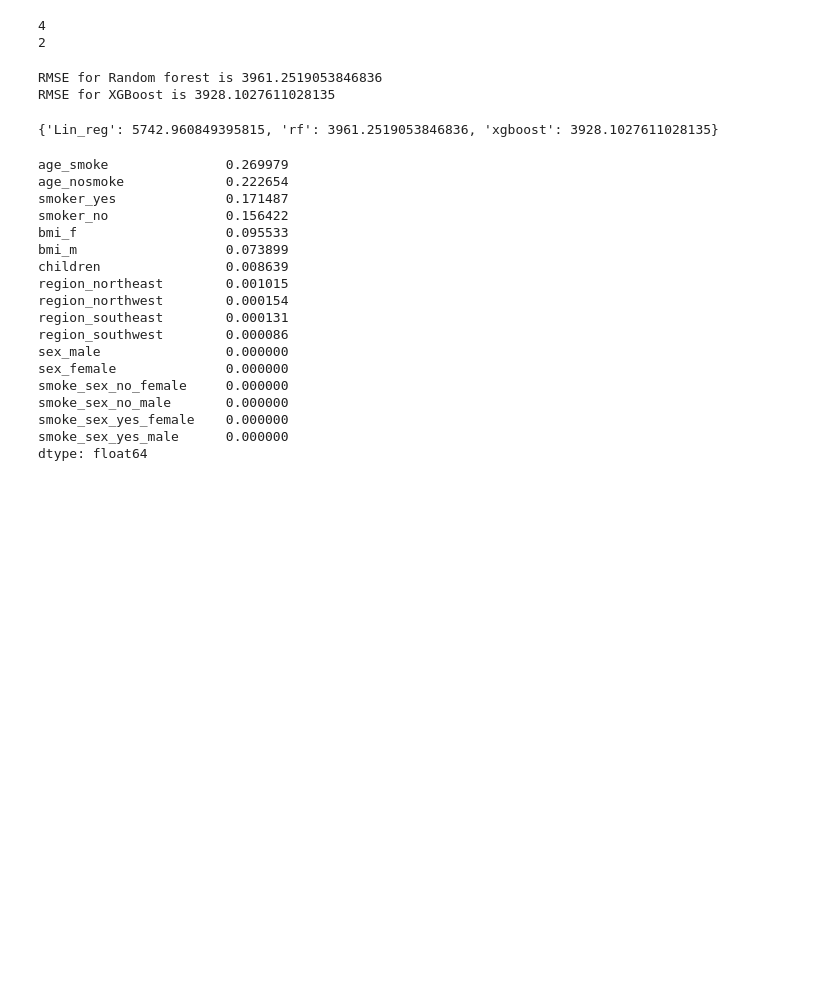
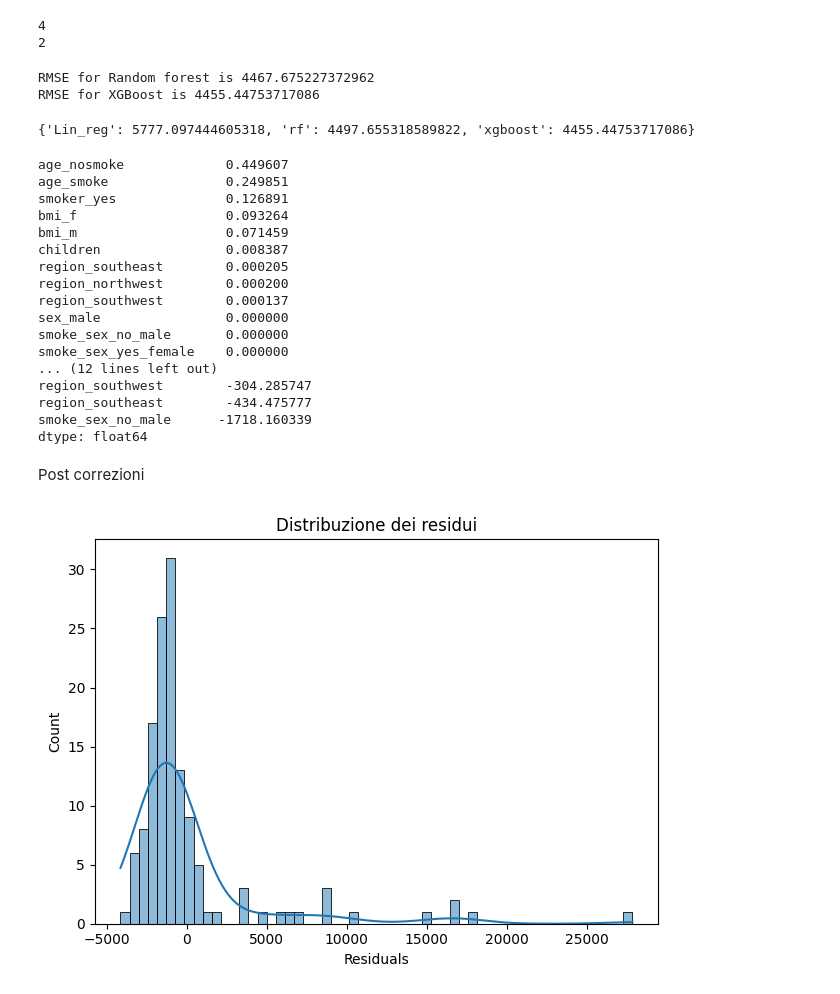
Before and after one commit to DavideZFC/DataScience, a Jupyter notebook: ex_4.ipynb, the cells around one changed output. Saved outputs shown, nothing was run; the diff lists cells and outputs as text; code cells hidden in the pictures; blank space fills up the shorter version.

```diff
--- a/ex_4.ipynb
+++ b/ex_4.ipynb
@@ -151,7 +151,7 @@ from sklearn.linear_model import ElasticNet
 from sklearn.model_selection import train_test_split
 from sklearn.metrics import mean_squared_error, r2_score
 # %%
-X_encoded = pd.get_dummies(df_regressor).drop('charges', axis=1)
+X_encoded = pd.get_dummies(df_regressor, drop_first=True).drop('charges', axis=1)
 y = df_regressor['charges']
 
 X_train, X_test, y_train, y_test = train_test_split(X_encoded, y, train_size=0.9)
@@ -247,33 +247,38 @@ print('RMSE for Random forest is '+str(mse_rf**0.5))
 mse_xgboost = mean_squared_error(y_test, y_pred_xgboost)
 print('RMSE for XGBoost is '+str(mse_xgboost**0.5))
 # %% [output]
-RMSE for Random forest is 3961.2519053846836
-RMSE for XGBoost is 3928.1027611028135
+RMSE for Random forest is 4467.675227372962
+RMSE for XGBoost is 4455.44753717086
 # %%
 final_results = {'Lin_reg': mse**0.5, 'rf': mse_rf**0.5, 'xgboost': mse_xgboost**0.5}
 print(final_results)
 # %% [output]
-{'Lin_reg': 5742.960849395815, 'rf': 3961.2519053846836, 'xgboost': 3928.1027611028135}
+{'Lin_reg': 5777.097444605318, 'rf': 4497.655318589822, 'xgboost': 4455.44753717086}
 # %%
 rf_importance = pd.Series(rf_model.feature_importances_, index=X_encoded.columns).sort_values(ascending=False)
 
 print(rf_importance)
+
+lm_importance = (np.abs(pd.Series(model.coef_, index=X_encoded.columns)*X_encoded.std())).sort_values(ascending=False)
+
+print(lm_importance)
 # %% [output]
-age_smoke               0.269979
-age_nosmoke             0.222654
-smoker_yes              0.171487
-smoker_no               0.156422
-bmi_f                   0.095533
-bmi_m                   0.073899
-children                0.008639
-region_northeast        0.001015
-region_northwest        0.000154
-region_southeast        0.000131
-region_southwest        0.000086
+age_nosmoke             0.449607
+age_smoke               0.249851
+smoker_yes              0.126891
+bmi_f                   0.093264
+bmi_m                   0.071459
+children                0.008387
+region_southeast        0.000205
+region_northwest        0.000200
+region_southwest        0.000137
 sex_male                0.000000
-sex_female              0.000000
-smoke_sex_no_female     0.000000
 smoke_sex_no_male       0.000000
 smoke_sex_yes_female    0.000000
-smoke_sex_yes_male      0.000000
+... (12 lines left out)
+region_southwest        -304.285747
+region_southeast        -434.475777
+smoke_sex_no_male      -1718.160339
 dtype: float64
+# %% [markdown]
+Post correzioni
@@ -279,0 +287,12 @@ dtype: float64
+# %%
+y_pred = y_pred_rf
+
+residuals = y_test - y_pred
+
+fig1, ax1 = plt.subplots()
+sns.histplot(residuals, kde=True, ax=ax1)
+ax1.set_title("Distribuzione dei residui")
+ax1.set_xlabel("Residuals")
+plt.tight_layout()
+# %% [output]
+[figure, added]
```
Also changed, not shown: parts of 9 cells of this notebook.
